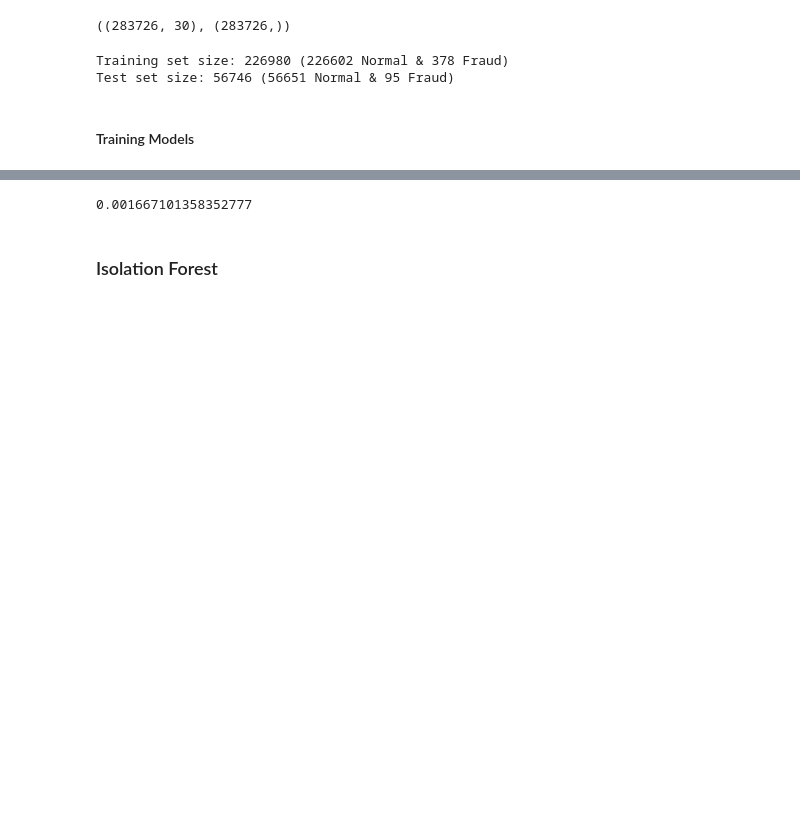
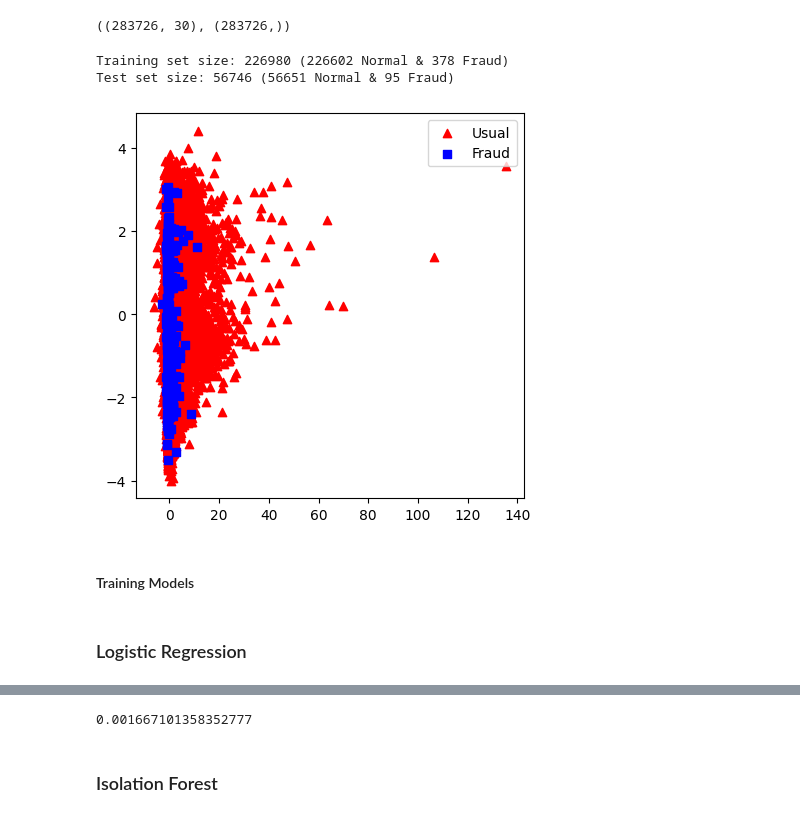
Before and after one commit to sarfaraj-mohammad/Credit-Card-Fraud-Detection-Using-Machine-Learning, a Jupyter notebook: Credit Card Fraud Detection.ipynb, the cells around one changed output, grey strips where cells are left out. Drawn from its saved outputs; the diff is of its cells as text; code cells hidden in the pictures; blank space fills up the shorter version.

```diff
--- a/Credit Card Fraud Detection.ipynb
+++ b/Credit Card Fraud Detection.ipynb
@@ -155,5 +157,26 @@ print(f'Test set size: {X_test.shape[0]} ({len(y_test[y_test == 0])} Normal & {l
 # %% [output]
 Training set size: 226980 (226602 Normal & 378 Fraud)
 Test set size: 56746 (56651 Normal & 95 Fraud)
+# %%
+std_scaler = StandardScaler()
+X_train_std = std_scaler.fit_transform(X_train)
+
+pca = PCA(2)
+
+X_train_pca = pca.fit_transform(X_train_std)
+# %%
+labels = {0: 'Usual', 1: 'Fraud'}
+
+fig = plt.figure(figsize=(5,5))
+
+for l,c,m in zip(range(2), ('red', 'blue'), ('^', 's')):
+    plt.scatter(X_train_pca[y_train==l,0], X_train_pca[y_train==l,1], c=c, marker=m, label=labels[l])
+plt.legend()
+
+plt.show()
+# %% [output]
+[figure, added]
 # %% [markdown]
 #### Training Models
+# %% [markdown]
+### Logistic Regression
```
Also changed, not shown: parts of 3 cells of this notebook.
